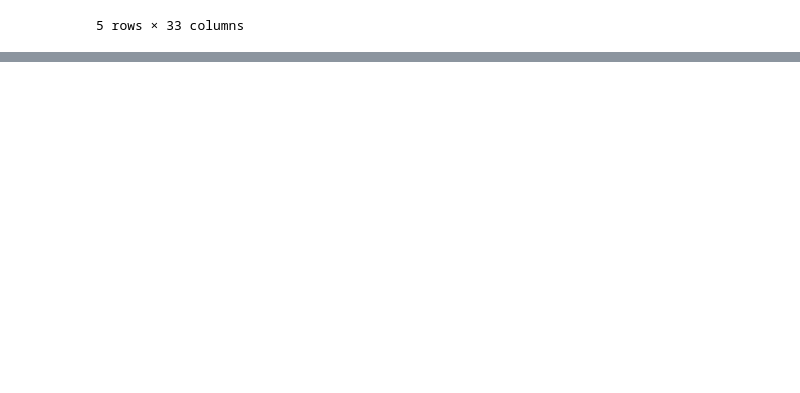
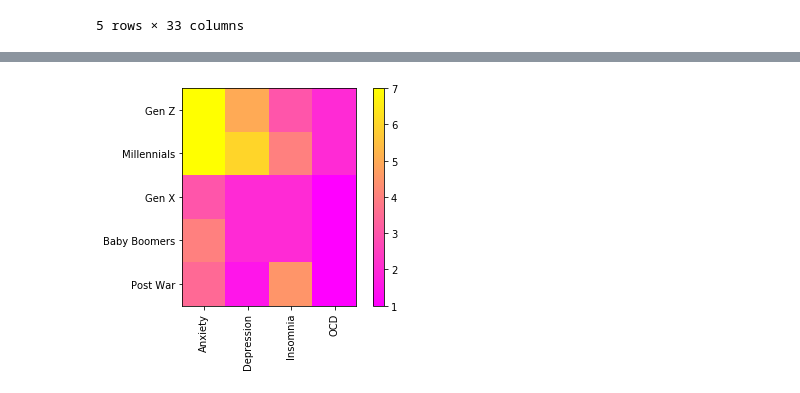
Before and after one commit to acosta109/Project-1, a Jupyter notebook: mental_health_code_anthony.ipynb, the cells around one changed output, grey strips where cells are left out. Drawn from its saved outputs; the diff is of its cells as text; code cells hidden in the pictures; blank space fills up the shorter version.

```diff
--- a/mental_health_code_anthony.ipynb
+++ b/mental_health_code_anthony.ipynb
@@ -47,0 +78,5 @@ dtype: int64
+# %%
+median_by_generation = generation_groups.median()
+del median_by_generation['Age']
+del median_by_generation['Hours per day']
+median_by_generation
@@ -47,0 +109,17 @@ dtype: int64
+# %%
+fig, ax = plt.subplots()
+#create heat map
+median_im = ax.imshow(median_by_generation, cmap = 'spring')
+#add colourbar
+cbar = ax.figure.colorbar(median_im, ax=ax)
+
+# add labels
+ax.set_yticks(np.arange(len(age_labels)))
+ax.set_yticklabels(age_labels)
+ax.set_xticks(np.arange(len(mental_illness_labels)))
+ax.set_xticklabels(mental_illness_labels, rotation=90)
+
+# display plot
+plt.show()
+# %% [output]
+[figure, added]
```
Also changed, not shown: parts of 7 cells of this notebook, 1 other file.
